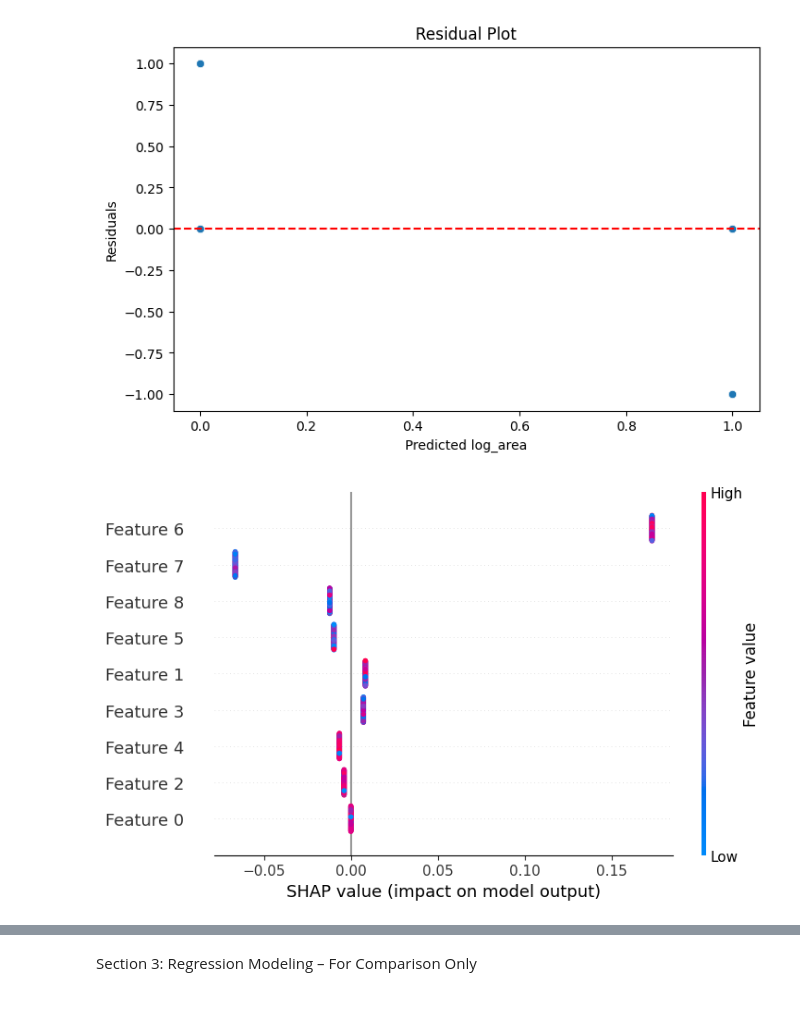
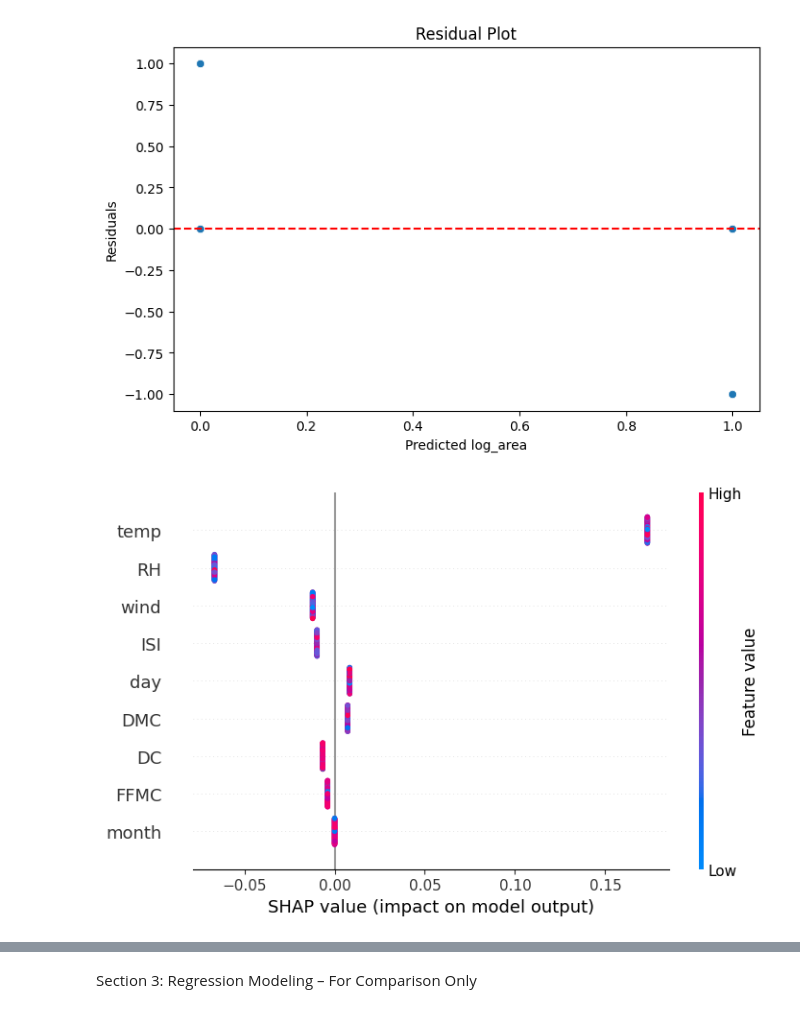
Before and after one commit to LW567-lab/Assignment-2-WildfirePrediction, a Jupyter notebook: forestfire_model.ipynb, the cells around one changed output, grey strips where cells are left out. Cells and saved outputs as stored; diff of their text form; code cells hidden in the pictures.

```diff
--- a/forestfire_model.ipynb
+++ b/forestfire_model.ipynb
@@ -387,7 +383,19 @@ shap_values = explainer(X_test)
-# %%
-shap.plots.beeswarm(shap_values)
-# %% [output]
-[figure, removed]
+# %%
+import shap
+import pandas as pd
+
+# Get feature names from X_train (assuming it's a pandas DataFrame or has columns attribute)
+feature_names = X_train.columns
+
+X_train_df = pd.DataFrame(X_train, columns=feature_names)
+X_test_df = pd.DataFrame(X_test, columns=feature_names)
+
+explainer = shap.Explainer(best_model, X_train_df)
+shap_values = explainer(X_test_df)
+
+shap.plots.beeswarm(shap_values)
+# %% [output]
+[figure, added]
 # %%
 shap.plots.waterfall(shap_values[0])
 # %% [output]
```
Also changed, not shown: parts of 2 cells of this notebook.
